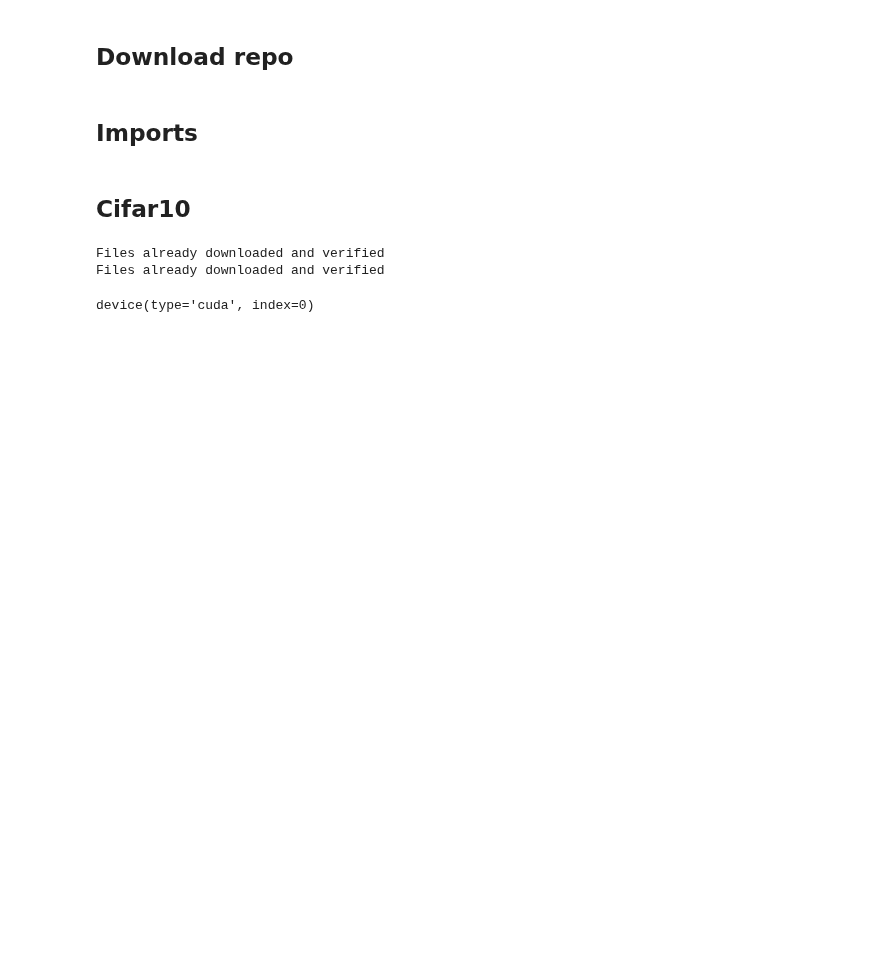
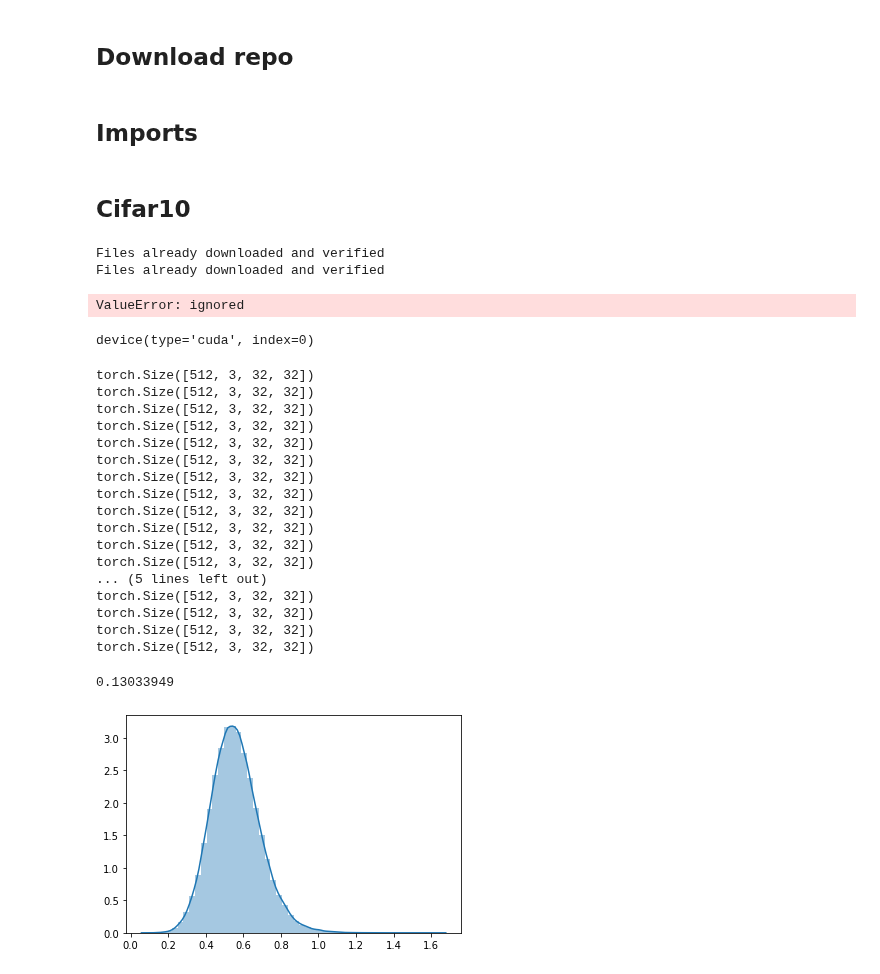
Before and after one commit to maxkvant/LinearizedNNs, a Jupyter notebook: notebooks/Myrtle10.ipynb, the cells around one changed output. Saved outputs shown, nothing was run; the diff lists cells and outputs as text; code cells hidden in the pictures; blank space fills up the shorter version.

```diff
--- a/notebooks/Myrtle10.ipynb
+++ b/notebooks/Myrtle10.ipynb
@@ -180,3 +181,11 @@ class Myrtle10(nn.Module):
+# %%
+%%time
+
+X_train, y_train, X_test, y_test = cifar_zca()
+# %% [output]
+Files already downloaded and verified
+Files already downloaded and verified
+ValueError: ignored
 # %%
 torch.manual_seed(0)
 
@@ -185,37 +194,63 @@ if torch.cuda.is_available():
 else:
     device = torch.device('cpu')
 
-cifar10_stats = {
-    "mean" : (0.4914, 0.4822, 0.4465),
-    "std"  : (0.24705882352941178, 0.24352941176470588, 0.2615686274509804),
-}
-
 transform_train = transforms.Compose([
-    transforms.Lambda(lambda x: np.asarray(x)),
-    transforms.Lambda(lambda x: np.pad(x, [(4, 4), (4, 4), (0, 0)], mode='reflect')),
-    transforms.Lambda(lambda x: Image.fromarray(x)),
-    transforms.RandomCrop(32),
-
+    transforms.RandomCrop(32, padding=4),
     transforms.RandomHorizontalFlip(),
     transforms.ToTensor(),
-    transforms.Normalize(cifar10_stats['mean'], cifar10_stats['std']),
 ])
 
 transform_test = transforms.Compose([
+    transforms.Lambda(lambda x: np.asarray(x)),
     transforms.ToTensor(),
-    transforms.Normalize(cifar10_stats['mean'], cifar10_stats['std']),
 ])
 
-train_loader = torch.utils.data.DataLoader(
-                  datasets.CIFAR10(root='./data', train=True, download=True, transform=transform_train), # change back to
-               batch_size=128, shuffle=True, pin_memory=True)
+trainset = datasets.CIFAR10(root='./data', train=True, download=True, transform=transform_train)
+testset  = datasets.CIFAR10(root='./data', train=False, download=True, transform=transfrom_test)
 
-test_loader  = torch.utils.data.DataLoader(
-                  datasets.CIFAR10(root='./data', train=False, download=True, transform=transform_test),
-               batch_size=128, shuffle=True, pin_memory=True)
+cifar_train = CustomImageDataset(X_train, y_train, transform_train)
+cifar_test  = CustomImageDataset(X_train, y_train, transform_test)
+
+train_loader = torch.utils.data.DataLoader(cifar_train, batch_size=512, shuffle=True, pin_memory=True)
+test_loader  = torch.utils.data.DataLoader(cifar_test,  batch_size=512, shuffle=True, pin_memory=True)
 
 device
 # %% [output]
-Files already downloaded and verified
-Files already downloaded and verified
+device(type='cuda', index=0)
-device(type='cuda', index=0)
+# %%
+model = Myrtle10().to(device)
+
+for batch_id, (X, y) in enumerate(train_loader):
+  if batch_id > 20:
+    break
+  X, y = X.to(device), y.to(device)
+  model.readout(X)
+
+_, (X, y) = next(enumerate(train_loader))
+X, y = X.to(device), y.to(device)
+
+
+output = model.readout(X).detach().cpu().numpy()
+sns.distplot(output.reshape(-1))
+
+np.std(output.reshape(-1))
+# %% [output]
+torch.Size([512, 3, 32, 32])
+torch.Size([512, 3, 32, 32])
+torch.Size([512, 3, 32, 32])
+torch.Size([512, 3, 32, 32])
+torch.Size([512, 3, 32, 32])
+torch.Size([512, 3, 32, 32])
+torch.Size([512, 3, 32, 32])
+torch.Size([512, 3, 32, 32])
+torch.Size([512, 3, 32, 32])
+torch.Size([512, 3, 32, 32])
+torch.Size([512, 3, 32, 32])
+torch.Size([512, 3, 32, 32])
+... (5 lines left out)
+torch.Size([512, 3, 32, 32])
+torch.Size([512, 3, 32, 32])
+torch.Size([512, 3, 32, 32])
+torch.Size([512, 3, 32, 32])
+0.13033949
+[figure, added]
```
Also changed, not shown: parts of 14 cells of this notebook.
